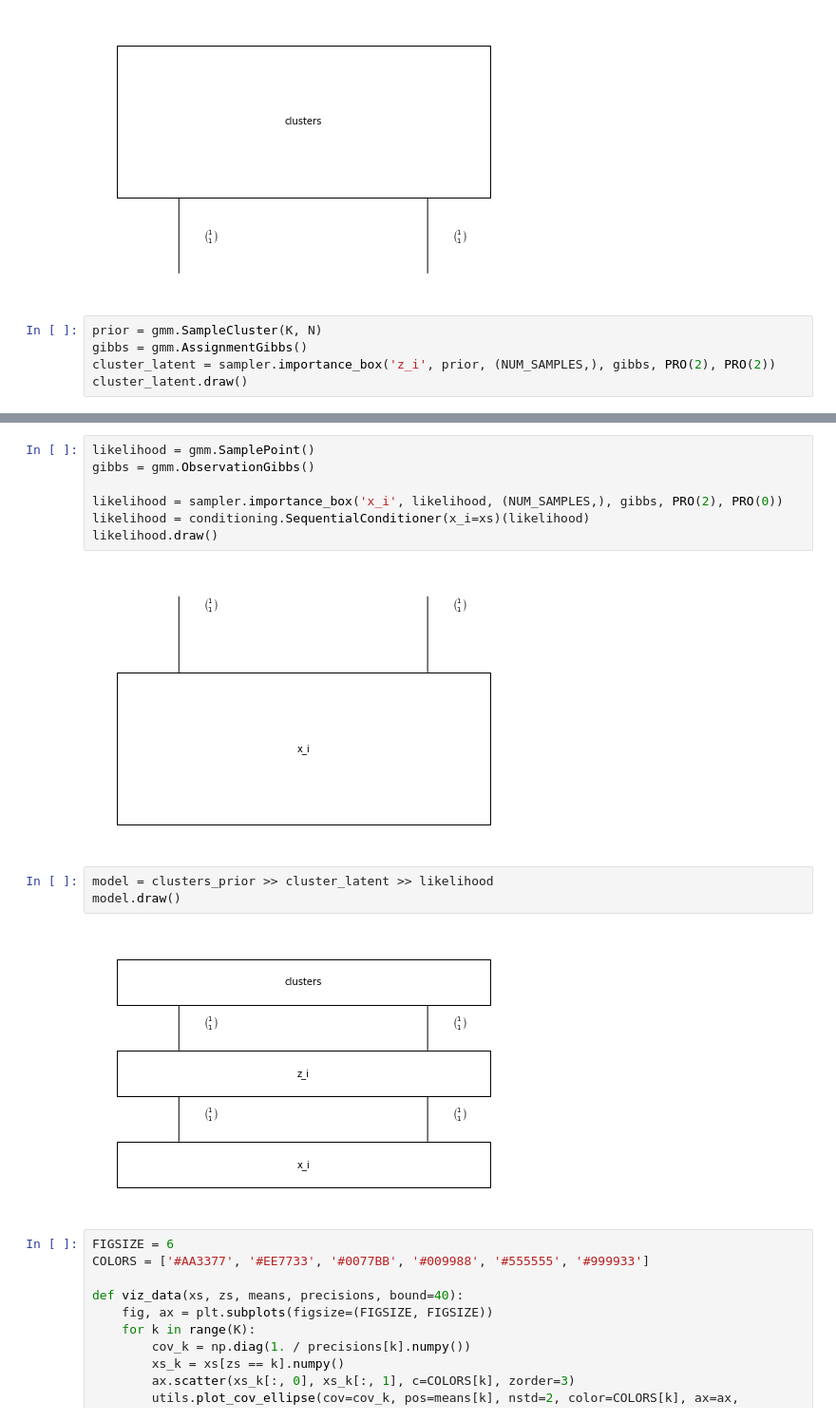
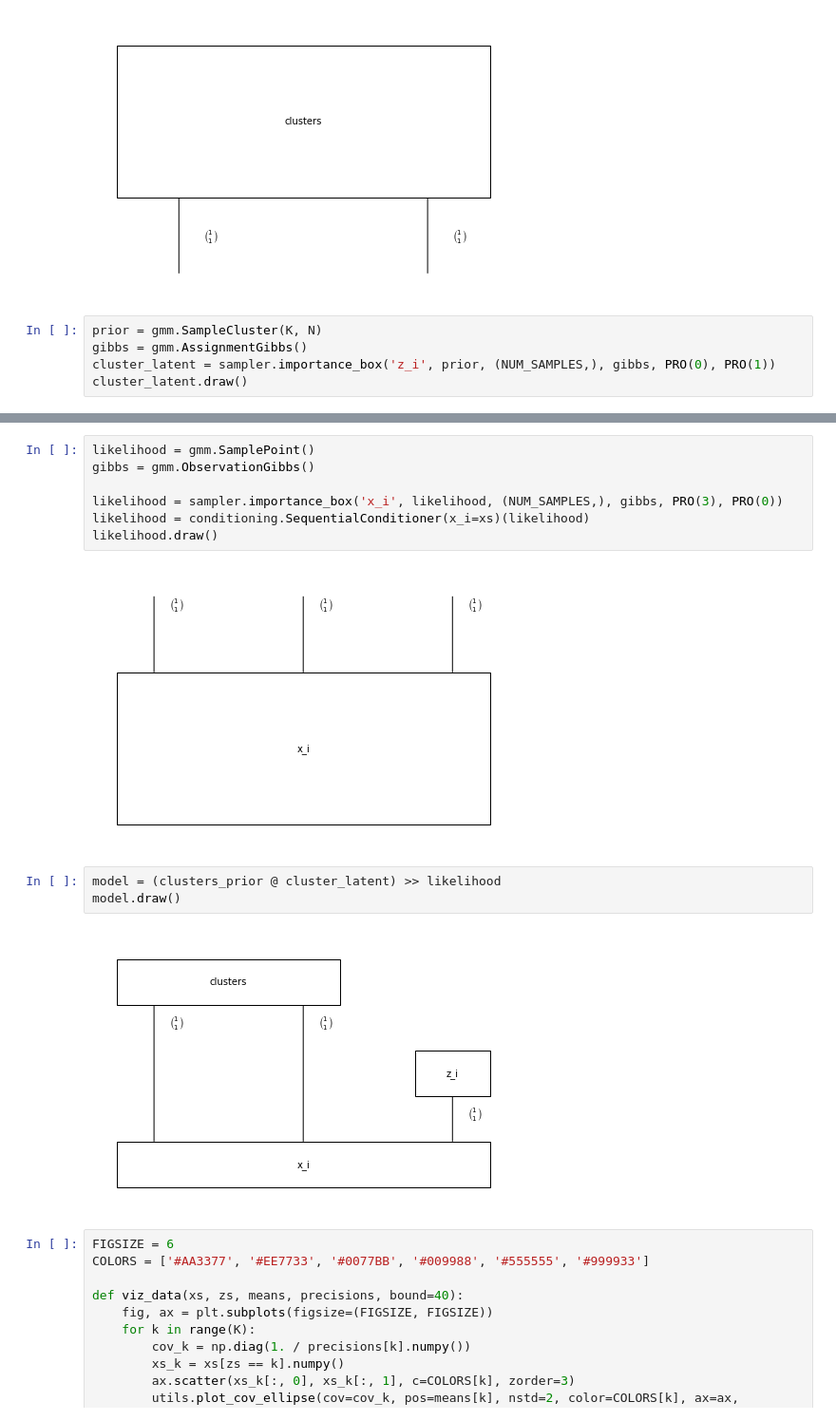
Before and after one commit to esennesh/combinators, a Jupyter notebook: examples/gmm/gmm.ipynb, the cells around one changed output, grey strips where cells are left out. Shown at 95% size. Saved outputs shown, nothing was run; the diff lists cells and outputs as text.

```diff
--- a/examples/gmm/gmm.ipynb
+++ b/examples/gmm/gmm.ipynb
@@ -32,6 +32,6 @@ clusters_prior.draw()
 # %%
 prior = gmm.SampleCluster(K, N)
 gibbs = gmm.AssignmentGibbs()
-cluster_latent = sampler.importance_box('z_i', prior, (NUM_SAMPLES,), gibbs, PRO(2), PRO(2))
+cluster_latent = sampler.importance_box('z_i', prior, (NUM_SAMPLES,), gibbs, PRO(0), PRO(1))
 cluster_latent.draw()
 # %% [output]
@@ -40,16 +40,16 @@ cluster_latent.draw()
 likelihood = gmm.SamplePoint()
 gibbs = gmm.ObservationGibbs()
 
-likelihood = sampler.importance_box('x_i', likelihood, (NUM_SAMPLES,), gibbs, PRO(2), PRO(0))
+likelihood = sampler.importance_box('x_i', likelihood, (NUM_SAMPLES,), gibbs, PRO(3), PRO(0))
 likelihood = conditioning.SequentialConditioner(x_i=xs)(likelihood)
 likelihood.draw()
 # %% [output]
-[figure, old version]
+[figure, new version]
 # %%
-model = clusters_prior >> cluster_latent >> likelihood
+model = (clusters_prior @ cluster_latent) >> likelihood
 model.draw()
 # %% [output]
-[figure, old version]
+[figure, new version]
 # %%
 FIGSIZE = 6
 COLORS = ['#AA3377', '#EE7733', '#0077BB', '#009988', '#555555', '#999933']
```
Also changed, not shown: parts of 7 cells of this notebook.
